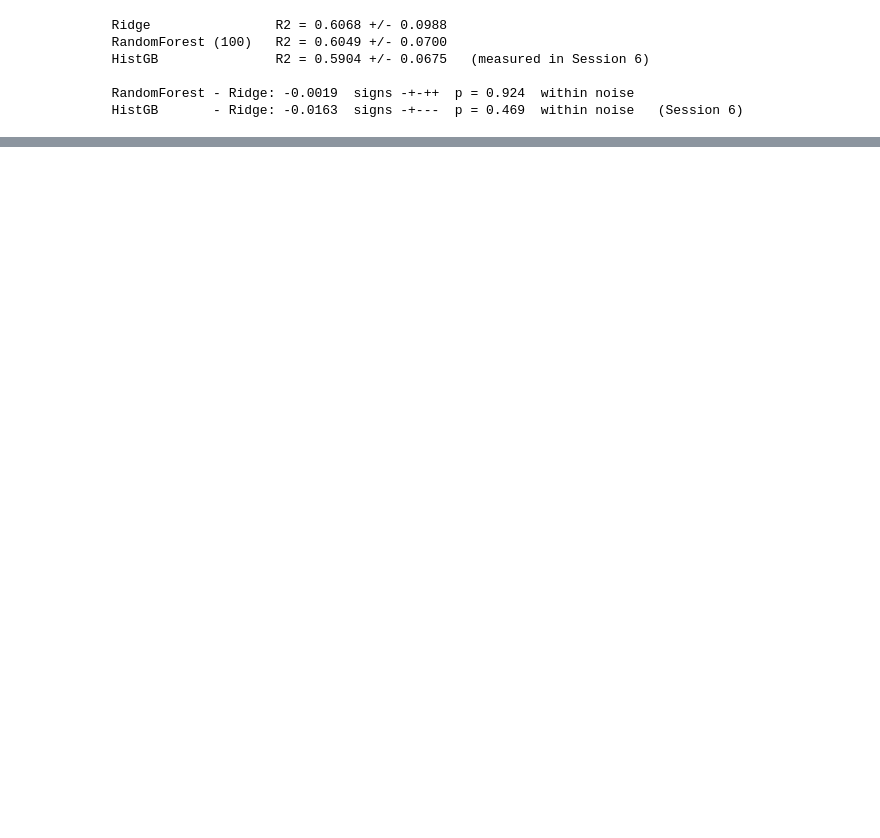
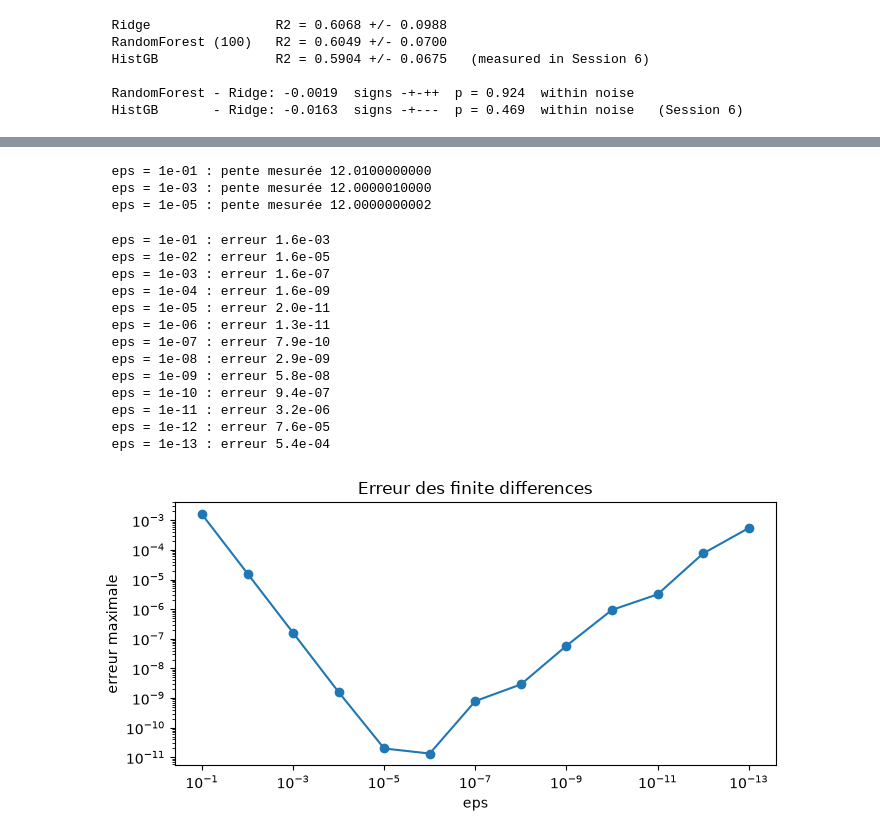
Before and after one commit to Mantasarr/DS-ML-DL-Course-Masters1-MIAS, a Jupyter notebook: notebooks/Mame_Anta_SARR&&FAVOUR_GAGLOZOU.ipynb, the cells around one changed output, grey strips where cells are left out. Cells and saved outputs as stored; diff of their text form; code cells hidden in the pictures; blank space fills up the shorter version.

```diff
--- a/notebooks/Mame_Anta_SARR&&FAVOUR_GAGLOZOU.ipynb
+++ b/notebooks/Mame_Anta_SARR&&FAVOUR_GAGLOZOU.ipynb
@@ -4998,0 +6634,49 @@ Enfin, le Model Card v1 synthétise les conditions d'utilisation et les limites
+# %%
+f = lambda w: w ** 3  # noqa: E731
+for eps in (1e-1, 1e-3, 1e-5):
+    print(f"  eps = {eps:.0e} : pente mesurée {(f(2 + eps) - f(2 - eps)) / (2 * eps):.10f}")
+# %% [output]
+  eps = 1e-01 : pente mesurée 12.0100000000
+  eps = 1e-03 : pente mesurée 12.0000010000
+  eps = 1e-05 : pente mesurée 12.0000000002
+# %%
+def gradient_numerique(fonction, theta, eps=1e-6):
+    """Gradient de `fonction` en `theta`, case par case, par différence centrée."""
+    grad = np.zeros_like(theta, dtype=float)
+    for i in np.ndindex(theta.shape):
+        plus, moins = theta.astype(float).copy(), theta.astype(float).copy()
+        plus[i] += eps
+        moins[i] -= eps
+        grad[i] = (fonction(plus) - fonction(moins)) / (2 * eps)
+    return grad
+# %%
+# TODO : pour f(θ) = somme de sin(θ), dont le gradient exact est cos(θ), mesurez l'erreur
+# maximale de gradient_numerique pour eps = 1e-1, 1e-2, ..., 1e-13 (np.logspace), en
+# theta = np.array([0.3, 1.2, -2.0]). Tracez l'erreur en fonction de eps (échelles log).
+theta_s = np.array([0.3, 1.2, -2.0])
+pas = np.logspace(-1, -13, 13)
+erreurs = [np.abs(gradient_numerique(lambda t: np.sum(np.sin(t)), theta_s, eps)
+                  - np.cos(theta_s)).max() for eps in pas]
+for eps, err in zip(pas, erreurs):
+    print(f"  eps = {eps:.0e} : erreur {err:.1e}")
+fig, ax = plt.subplots(figsize=(7, 3.6))
+ax.loglog(pas, erreurs, "o-")
+ax.set(xlabel="eps", ylabel="erreur maximale", title="Erreur des finite differences")
+ax.invert_xaxis()
+plt.tight_layout()
+plt.show()
+# %% [output]
+  eps = 1e-01 : erreur 1.6e-03
+  eps = 1e-02 : erreur 1.6e-05
+  eps = 1e-03 : erreur 1.6e-07
+  eps = 1e-04 : erreur 1.6e-09
+  eps = 1e-05 : erreur 2.0e-11
+  eps = 1e-06 : erreur 1.3e-11
+  eps = 1e-07 : erreur 7.9e-10
+  eps = 1e-08 : erreur 2.9e-09
+  eps = 1e-09 : erreur 5.8e-08
+  eps = 1e-10 : erreur 9.4e-07
+  eps = 1e-11 : erreur 3.2e-06
+  eps = 1e-12 : erreur 7.6e-05
+  eps = 1e-13 : erreur 5.4e-04
+[figure, added]
```
Also changed, not shown: parts of 226 cells of this notebook, 1 other file.
